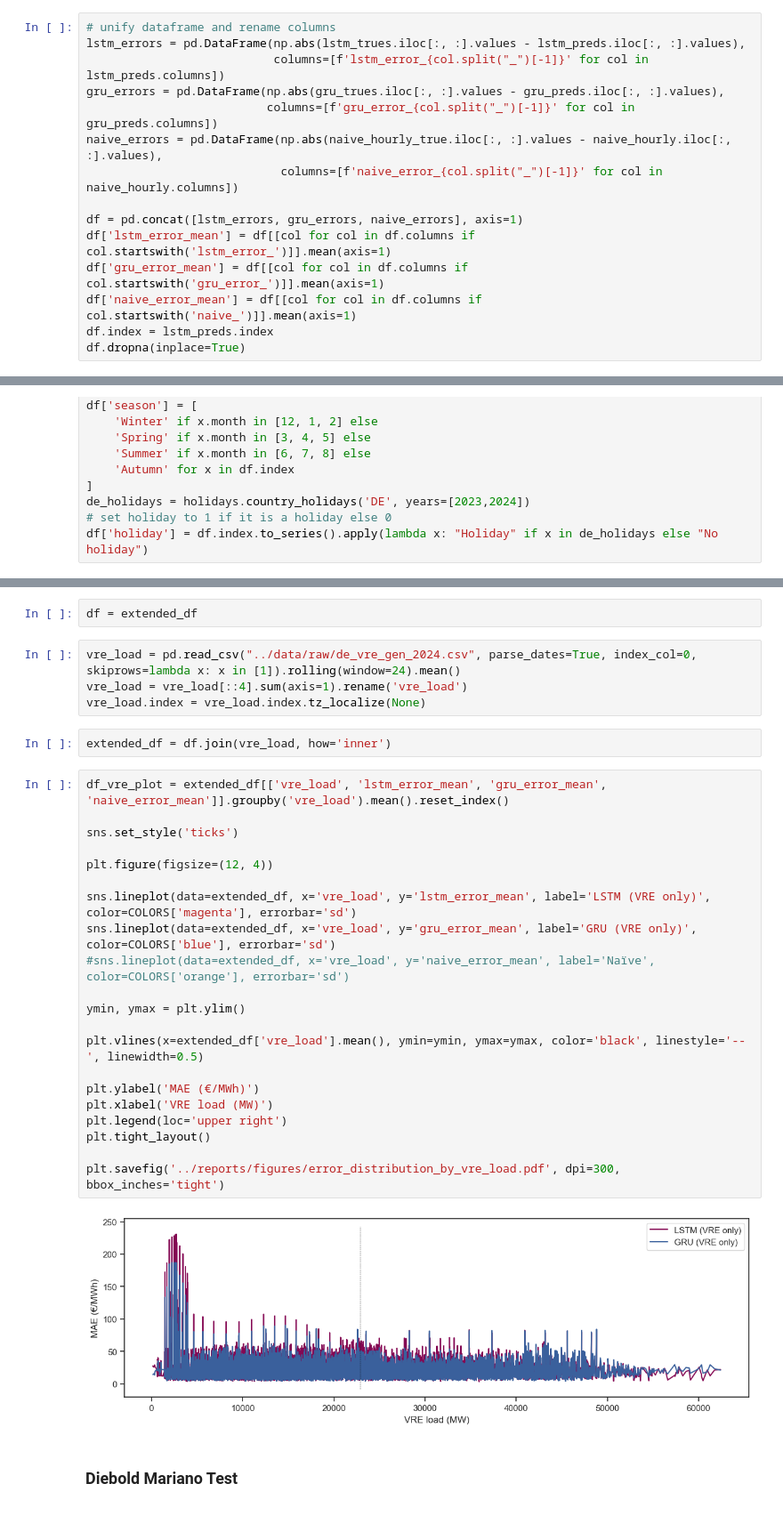
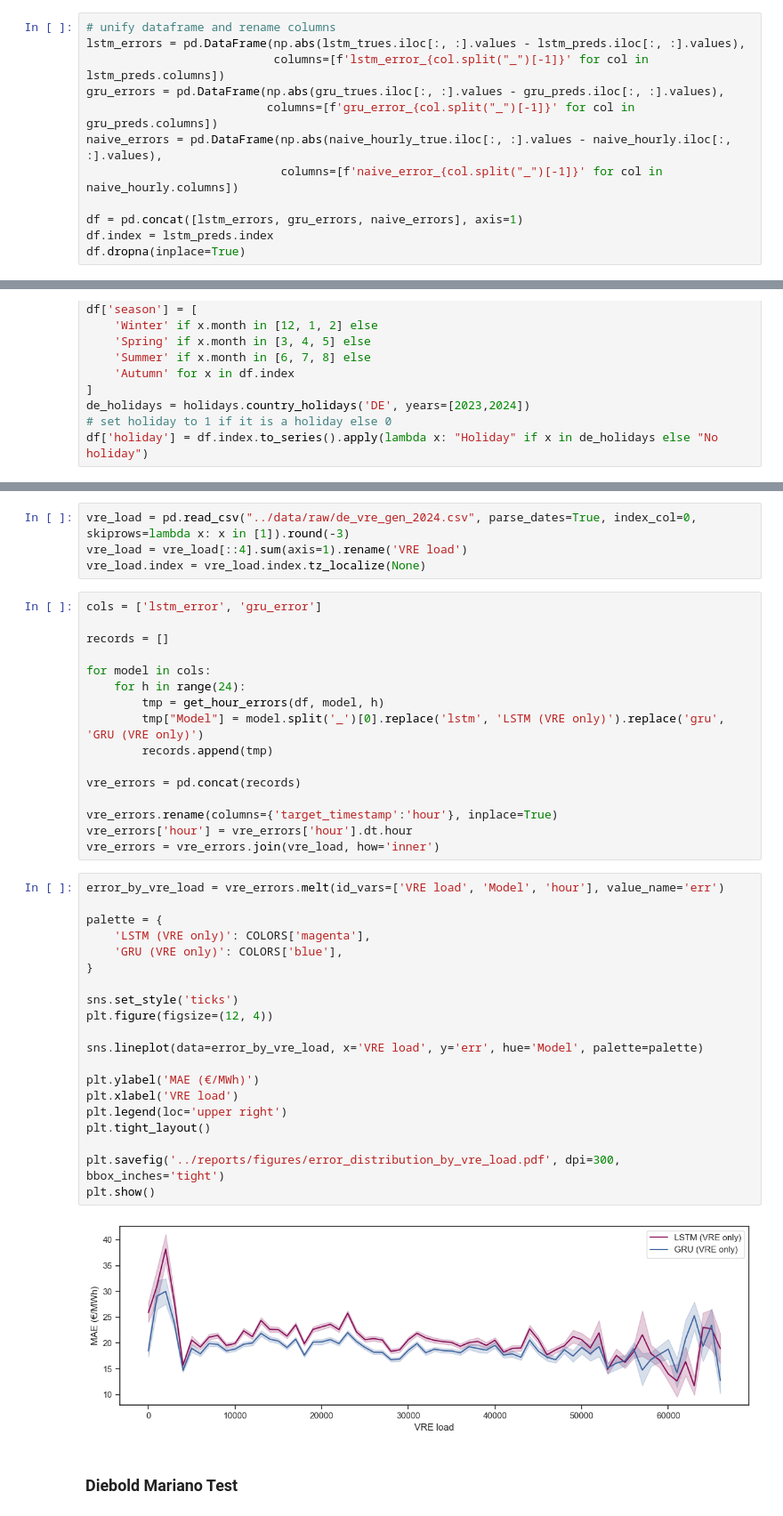
Before and after one commit to valentin-17/epf, a Jupyter notebook: notebooks/other_data_viz.ipynb, the cells around one changed output, grey strips where cells are left out. Shown at 89% size. Cells and saved outputs as stored; diff of their text form.

```diff
--- a/notebooks/other_data_viz.ipynb
+++ b/notebooks/other_data_viz.ipynb
@@ -404,9 +353,6 @@ naive_errors = pd.DataFrame(np.abs(naive_hourly_true.iloc[:, :].values - naive_h
                             columns=[f'naive_error_{col.split("_")[-1]}' for col in naive_hourly.columns])
 
 df = pd.concat([lstm_errors, gru_errors, naive_errors], axis=1)
-df['lstm_error_mean'] = df[[col for col in df.columns if col.startswith('lstm_error_')]].mean(axis=1)
-df['gru_error_mean'] = df[[col for col in df.columns if col.startswith('gru_error_')]].mean(axis=1)
-df['naive_error_mean'] = df[[col for col in df.columns if col.startswith('naive_')]].mean(axis=1)
 df.index = lstm_preds.index
 df.dropna(inplace=True)
 # %%
@@ -645,34 +750,45 @@ vre load vs error
-# %%
-df = extended_df
 # %%
-vre_load = pd.read_csv("../data/raw/de_vre_gen_2024.csv", parse_dates=True, index_col=0, skiprows=lambda x: x in [1]).rolling(window=24).mean()
-vre_load = vre_load[::4].sum(axis=1).rename('vre_load')
+vre_load = pd.read_csv("../data/raw/de_vre_gen_2024.csv", parse_dates=True, index_col=0, skiprows=lambda x: x in [1]).round(-3)
+vre_load = vre_load[::4].sum(axis=1).rename('VRE load')
 vre_load.index = vre_load.index.tz_localize(None)
 # %%
-extended_df = df.join(vre_load, how='inner')
+cols = ['lstm_error', 'gru_error']
+
+records = []
+
+for model in cols:
+    for h in range(24):
+        tmp = get_hour_errors(df, model, h)
+        tmp["Model"] = model.split('_')[0].replace('lstm', 'LSTM (VRE only)').replace('gru', 'GRU (VRE only)')
+        records.append(tmp)
+
+vre_errors = pd.concat(records)
+
+vre_errors.rename(columns={'target_timestamp':'hour'}, inplace=True)
+vre_errors['hour'] = vre_errors['hour'].dt.hour
+vre_errors = vre_errors.join(vre_load, how='inner')
 # %%
-df_vre_plot = extended_df[['vre_load', 'lstm_error_mean', 'gru_error_mean', 'naive_error_mean']].groupby('vre_load').mean().reset_index()
+error_by_vre_load = vre_errors.melt(id_vars=['VRE load', 'Model', 'hour'], value_name='err')
+
+palette = {
+    'LSTM (VRE only)': COLORS['magenta'],
+    'GRU (VRE only)': COLORS['blue'],
+}
 
 sns.set_style('ticks')
-
 plt.figure(figsize=(12, 4))
 
-sns.lineplot(data=extended_df, x='vre_load', y='lstm_error_mean', label='LSTM (VRE only)', color=COLORS['magenta'], errorbar='sd')
-sns.lineplot(data=extended_df, x='vre_load', y='gru_error_mean', label='GRU (VRE only)', color=COLORS['blue'], errorbar='sd')
-#sns.lineplot(data=extended_df, x='vre_load', y='naive_error_mean', label='Naïve', color=COLORS['orange'], errorbar='sd')
-
-ymin, ymax = plt.ylim()
-
-plt.vlines(x=extended_df['vre_load'].mean(), ymin=ymin, ymax=ymax, color='black', linestyle='--', linewidth=0.5)
+sns.lineplot(data=error_by_vre_load, x='VRE load', y='err', hue='Model', palette=palette)
 
 plt.ylabel('MAE (€/MWh)')
-plt.xlabel('VRE load (MW)')
+plt.xlabel('VRE load')
 plt.legend(loc='upper right')
 plt.tight_layout()
 
 plt.savefig('../reports/figures/error_distribution_by_vre_load.pdf', dpi=300, bbox_inches='tight')
+plt.show()
 # %% [output]
-[figure, old version]
+[figure, new version]
 # %% [markdown]
 ### Diebold Mariano Test
 # %%
```
Also changed, not shown: parts of 29 cells of this notebook, 35 other files.
